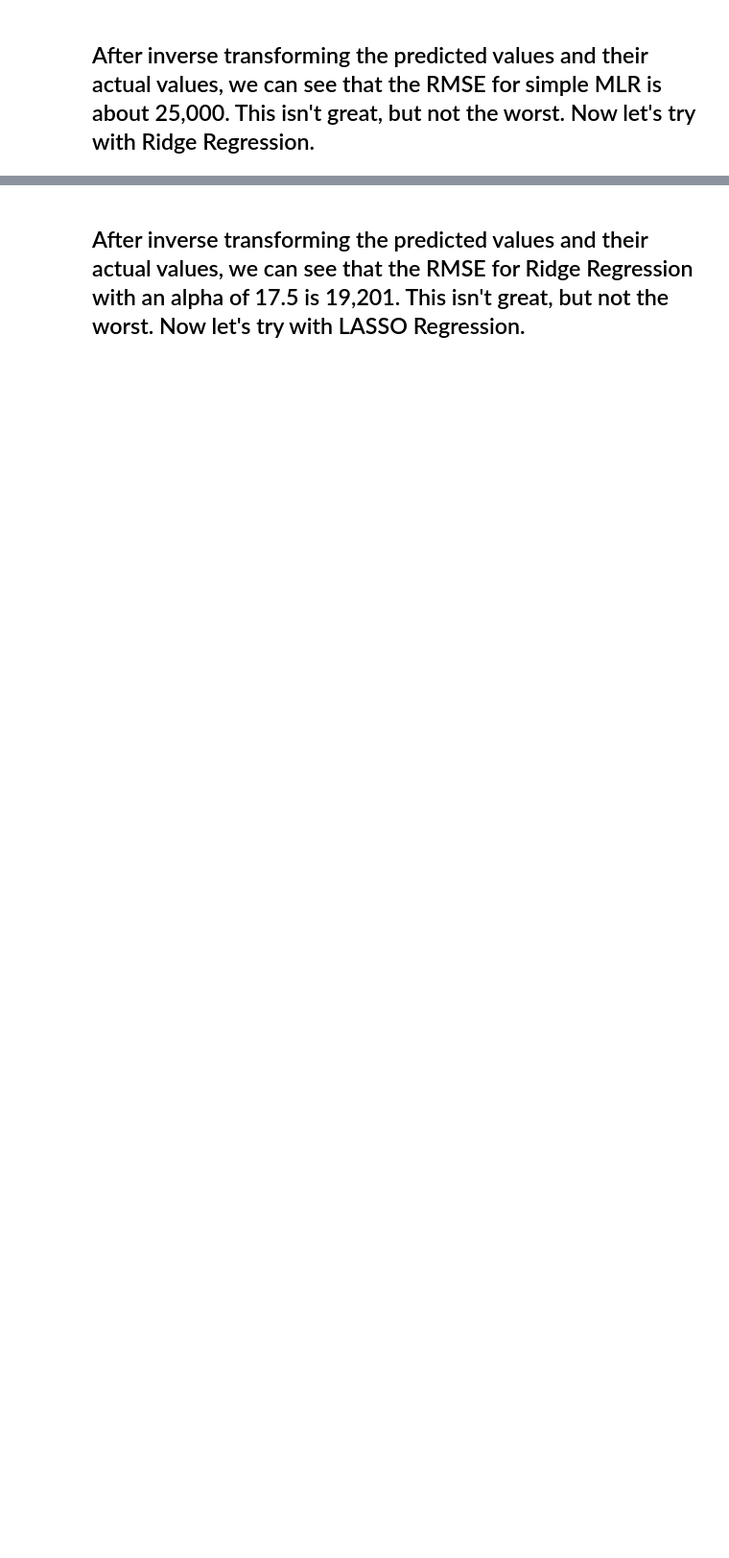
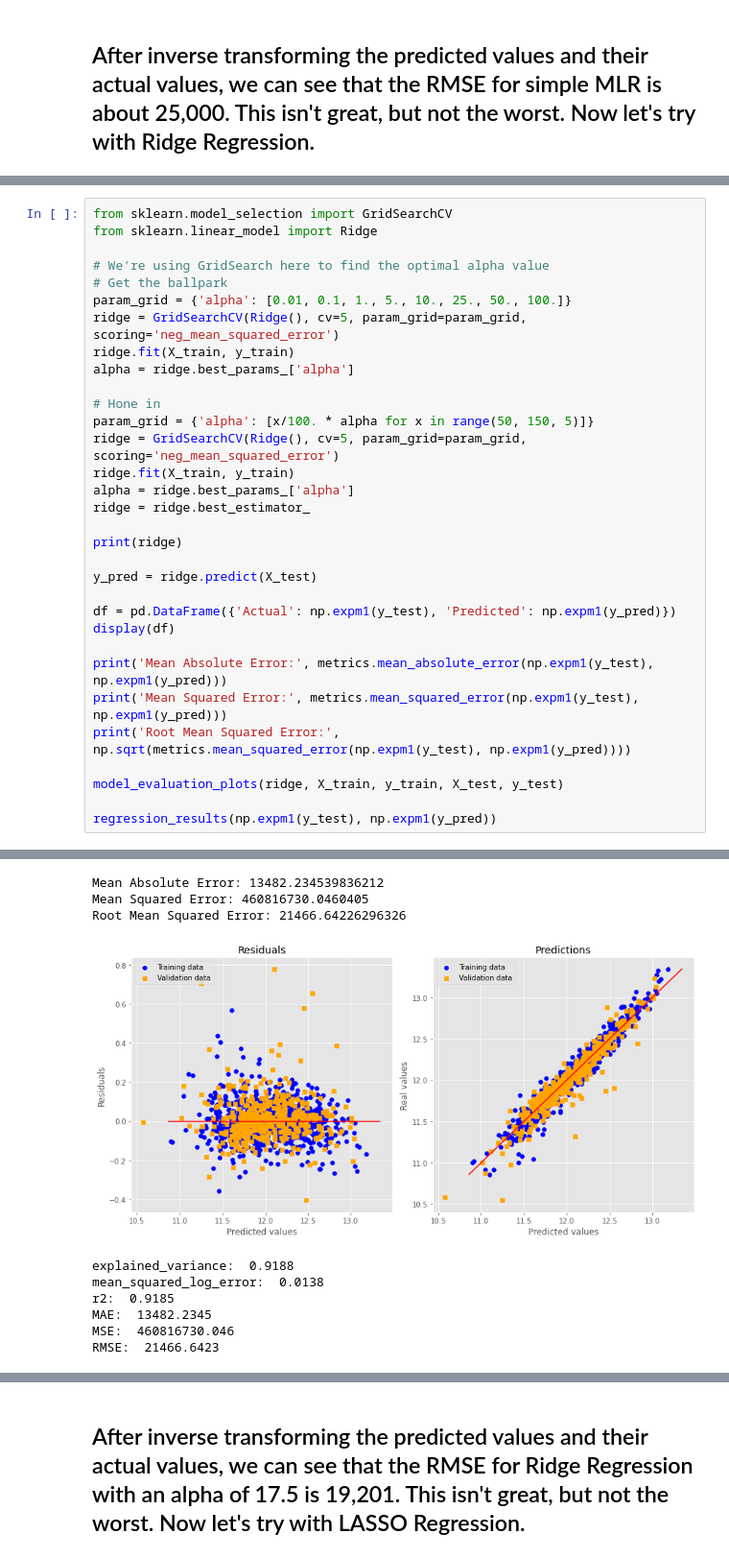
Before and after one commit to JoeyLukes/AmesHousingIA650, a Jupyter notebook: First Draft/mva.ipynb, the cells around one changed output, grey strips where cells are left out. Shown at 96% size. Saved outputs shown, nothing was run; the diff lists cells and outputs as text; blank space fills up the shorter version.

```diff
--- a/First Draft/mva.ipynb
+++ b/First Draft/mva.ipynb
@@ -738,0 +744,33 @@ RMSE:  21298.4591
+# %%
+from sklearn.model_selection import GridSearchCV
+from sklearn.linear_model import Ridge
+
+# We're using GridSearch here to find the optimal alpha value
+# Get the ballpark
+param_grid = {'alpha': [0.01, 0.1, 1., 5., 10., 25., 50., 100.]}
+ridge = GridSearchCV(Ridge(), cv=5, param_grid=param_grid, scoring='neg_mean_squared_error')
+ridge.fit(X_train, y_train)
+alpha = ridge.best_params_['alpha']
+
+# Hone in
+param_grid = {'alpha': [x/100. * alpha for x in range(50, 150, 5)]}
+ridge = GridSearchCV(Ridge(), cv=5, param_grid=param_grid, scoring='neg_mean_squared_error')
+ridge.fit(X_train, y_train)
+alpha = ridge.best_params_['alpha']
+ridge = ridge.best_estimator_
+
+print(ridge)
+
+y_pred = ridge.predict(X_test)
+
+df = pd.DataFrame({'Actual': np.expm1(y_test), 'Predicted': np.expm1(y_pred)})
+display(df)
+
+print('Mean Absolute Error:', metrics.mean_absolute_error(np.expm1(y_test), np.expm1(y_pred)))
+print('Mean Squared Error:', metrics.mean_squared_error(np.expm1(y_test), np.expm1(y_pred)))
+print('Root Mean Squared Error:', np.sqrt(metrics.mean_squared_error(np.expm1(y_test), np.expm1(y_pred))))
+
+model_evaluation_plots(ridge, X_train, y_train, X_test, y_test)
+
+regression_results(np.expm1(y_test), np.expm1(y_pred))
+# %% [output]
@@ -739,3 +791,13 @@ RMSE:  21298.4591
+Mean Absolute Error: 13482.234539836212
+Mean Squared Error: 460816730.0460405
+Root Mean Squared Error: 21466.64226296326
+[figure, added]
+explained_variance:  0.9188
+mean_squared_log_error:  0.0138
+r2:  0.9185
+MAE:  13482.2345
+MSE:  460816730.046
+RMSE:  21466.6423
 # %%
 # Let's take a look at what the Ridge regression made of our features.
 coefs = pd.DataFrame({'coefs':ridge.coef_,'Positive':ridge.coef_ > 0}, index=X_train.columns)
```
Also changed, not shown: parts of 14 cells of this notebook, 2 other files.
